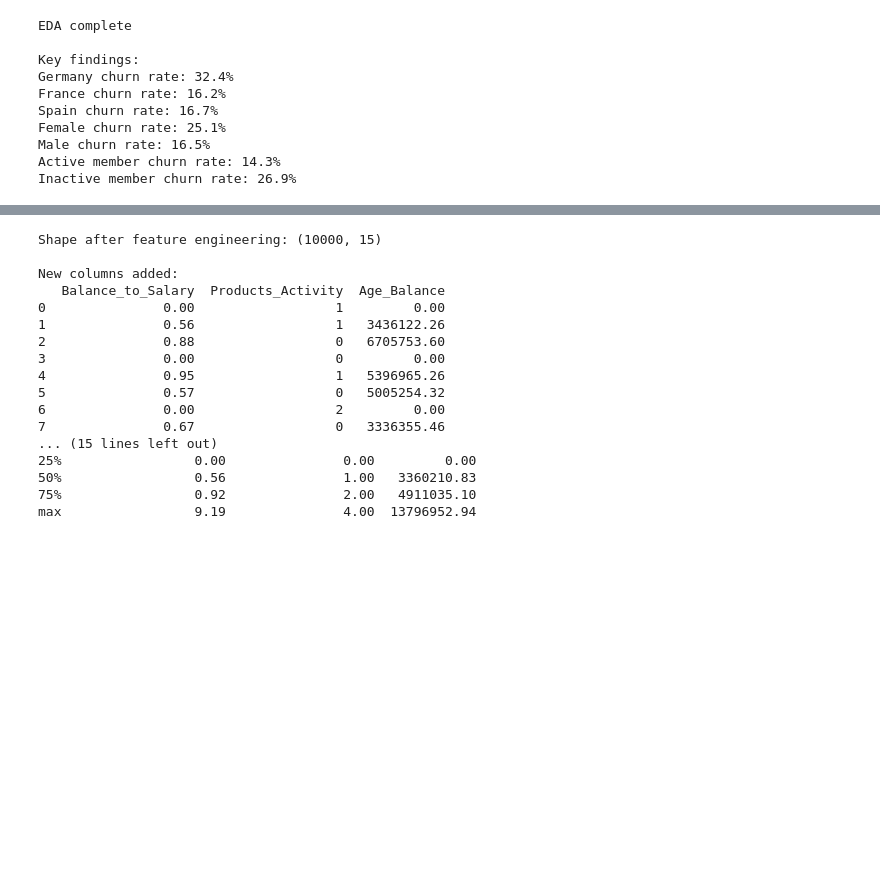
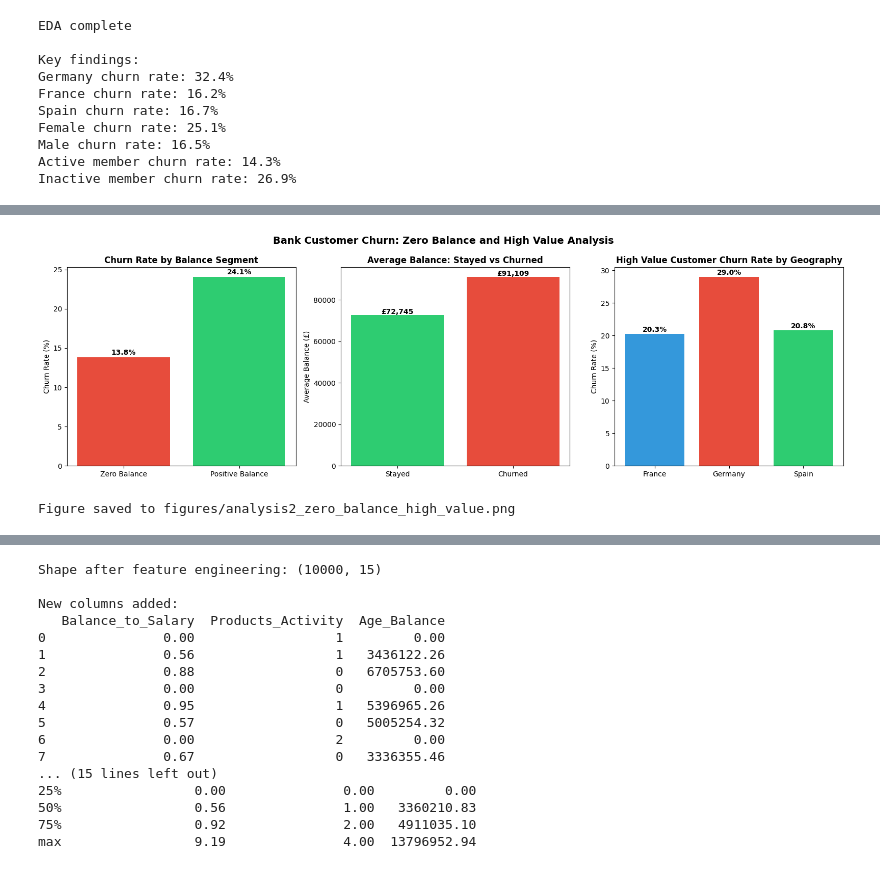
Before and after one commit to Kingsley-Eboh/bank-churn-prediction, a Jupyter notebook: bank_churn_prediction.ipynb, the cells around one changed output, grey strips where cells are left out. Drawn from its saved outputs; the diff is of its cells as text; code cells hidden in the pictures; blank space fills up the shorter version.

Commit message:
Add customer segmentation analysis and model validation: notebook findings, conclusions and business recommendations complete

```diff
--- a/bank_churn_prediction.ipynb
+++ b/bank_churn_prediction.ipynb
@@ -363,0 +365,69 @@ Inactive member churn rate: 26.9%
+# %%
+
+# Churn rate by balance segment
+zero_churn = df[df['Balance']==0]['Exited'].mean() * 100
+positive_churn = df[df['Balance']>0]['Exited'].mean() * 100
+
+print("=== ZERO BALANCE VS POSITIVE BALANCE CHURN ANALYSIS ===\n")
+print(f"Zero balance customers: {(df['Balance']==0).sum():,} ({(df['Balance']==0).mean()*100:.1f}%)")
+print(f"Positive balance customers: {(df['Balance']>0).sum():,} ({(df['Balance']>0).mean()*100:.1f}%)")
+print(f"\nZero balance churn rate: {zero_churn:.1f}%")
+print(f"Positive balance churn rate: {positive_churn:.1f}%")
+
+# Average balance of churned vs stayed
+print(f"\nAverage balance of churned customers: £{df[df['Exited']==1]['Balance'].mean():,.2f}")
+print(f"Average balance of stayed customers: £{df[df['Exited']==0]['Balance'].mean():,.2f}")
+
+# High value customer analysis
+high_value_threshold = df['Balance'].quantile(0.75)
+high_value_churners = df[(df['Balance'] >= high_value_threshold) & (df['Exited'] == 1)]
+print(f"\nHigh value threshold (75th percentile): £{high_value_threshold:,.2f}")
+print(f"High value churners: {len(high_value_churners):,}")
+print(f"High value churn rate: {len(high_value_churners)/len(df[df['Balance'] >= high_value_threshold])*100:.1f}%")
+print(f"Average balance of high value churners: £{high_value_churners['Balance'].mean():,.2f}")
+
+# Visualise
+fig, axes = plt.subplots(1, 3, figsize=(16, 5))
+fig.suptitle('Bank Customer Churn: Zero Balance and High Value Analysis',
+             fontsize=14, fontweight='bold')
+
+# Plot 1: Churn rate by balance segment
+segments = ['Zero Balance', 'Positive Balance']
+churn_rates = [zero_churn, positive_churn]
+bars = axes[0].bar(segments, churn_rates, color=['#e74c3c', '#2ecc71'])
+axes[0].set_title('Churn Rate by Balance Segment', fontweight='bold')
+axes[0].set_ylabel('Churn Rate (%)')
+for bar, v in zip(bars, churn_rates):
+    axes[0].text(bar.get_x() + bar.get_width()/2,
+                 v + 0.3, f'{v:.1f}%', ha='center', fontweight='bold')
+
+# Plot 2: Average balance churned vs stayed
+groups = ['Stayed', 'Churned']
+avg_balances = [
+    df[df['Exited']==0]['Balance'].mean(),
+    df[df['Exited']==1]['Balance'].mean()
+]
+bars = axes[1].bar(groups, avg_balances, color=['#2ecc71', '#e74c3c'])
+axes[1].set_title('Average Balance: Stayed vs Churned', fontweight='bold')
+axes[1].set_ylabel('Average Balance (£)')
+for bar, v in zip(bars, avg_balances):
+    axes[1].text(bar.get_x() + bar.get_width()/2,
+                 v + 500, f'£{v:,.0f}', ha='center', fontweight='bold')
+
+# Plot 3: High value customer churn rate by geography
+geo_high_value = df[df['Balance'] >= high_value_threshold].copy()
+geo_hv_churn = geo_high_value.groupby('Geography')['Exited'].mean() * 100
+bars = axes[2].bar(geo_hv_churn.index, geo_hv_churn.values,
+                   color=['#3498db', '#e74c3c', '#2ecc71'])
+axes[2].set_title('High Value Customer Churn Rate by Geography', fontweight='bold')
+axes[2].set_ylabel('Churn Rate (%)')
+for bar, v in zip(bars, geo_hv_churn.values):
+    axes[2].text(bar.get_x() + bar.get_width()/2,
+                 v + 0.3, f'{v:.1f}%', ha='center', fontweight='bold')
+
+plt.tight_layout()
+plt.savefig('figures/analysis2_zero_balance_high_value.png', dpi=150, bbox_inches='tight')
+plt.show()
+
+print("\nFigure saved to figures/analysis2_zero_balance_high_value.png")
+# %% [output]
@@ -363,0 +449,2 @@ Inactive member churn rate: 26.9%
+[figure, added]
+Figure saved to figures/analysis2_zero_balance_high_value.png
```
Also changed, not shown: parts of 13 cells of this notebook, 3 other files.
